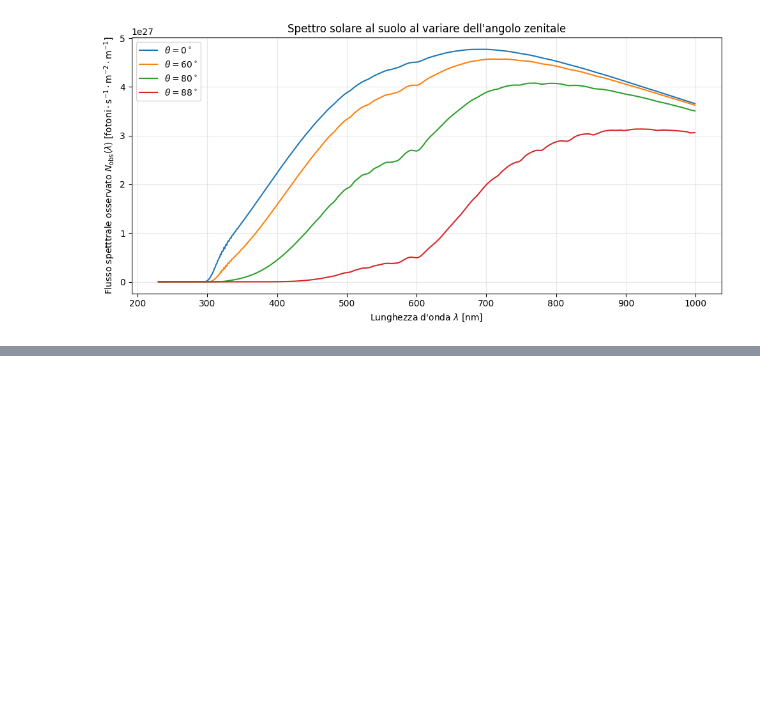
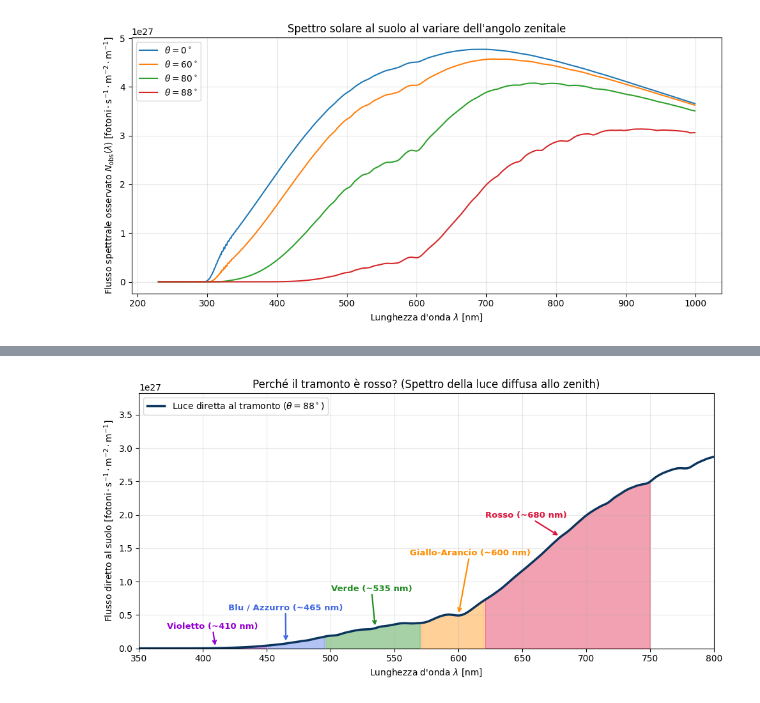
Before and after one commit to giovanni-zugarini/Progetto-MCF, a Jupyter notebook: simulazione.ipynb, the cells around one changed output, grey strips where cells are left out. Cells and saved outputs as stored; diff of their text form; code cells hidden in the pictures; blank space fills up the shorter version.

```diff
--- a/simulazione.ipynb
+++ b/simulazione.ipynb
@@ -115,0 +163,53 @@ plt.show()
+# %%
+
+N_tramonto=atm_completa.N_obs(N0, wavelength, angolo_zenitale_deg=88.0)
+y_max = np.max(N_tramonto)
+
+fig, ax = plt.subplots(figsize=(10, 5))
+ax.plot(wl_nm, N_tramonto, color="#0C355E", linewidth=2.5, label="Luce diretta al tramonto ($\\theta = 88^\\circ$)")
+
+
+bande_visibili = [
+    (380, 450, "darkviolet"),
+    (450, 495, "royalblue"),
+    (495, 570, "forestgreen"),
+    (570, 620, "darkorange"),
+    (620, 750, "crimson"),
+]
+for l_min, l_max, col in bande_visibili:
+    mask = (wl_nm >= l_min) & (wl_nm <= l_max)
+    ax.fill_between(wl_nm[mask], 0, N_tramonto[mask], color=col, alpha=0.4)
+
+
+annotazioni = [
+    ("Violetto (~410 nm)", 410, (-55, 22), "darkviolet"),
+    ("Blu / Azzurro (~465 nm)", 465, (-65, 38), "royalblue"),
+    ("Verde (~535 nm)", 535, (-50, 42), "forestgreen"),
+    ("Giallo-Arancio (~600 nm)", 600, (-55, 68), "darkorange"),
+    ("Rosso (~680 nm)", 680, (-85, 22), "crimson"),
+]
+
+for testo, wl_target, offset, col in annotazioni:
+    y_punto = np.interp(wl_target, wl_nm, N_tramonto)
+    ax.annotate(
+        testo,
+        xy=(wl_target, y_punto),
+        xytext=offset,
+        textcoords="offset points",
+        fontsize=9.5,
+        fontweight="bold",
+        color=col,
+        arrowprops=dict(arrowstyle="->", color=col, lw=1.6, shrinkA=0, shrinkB=3),
+    )
+
+ax.set_xlim(350, 800)
+ax.set_ylim(0, y_max * 1.22)
+ax.set_xlabel("Lunghezza d'onda $\\lambda$ [nm]")
+ax.set_ylabel("Flusso diretto al suolo [$\\mathrm{fotoni \\cdot s^{-1} \\cdot m^{-2} \\cdot m^{-1}}$]")
+ax.set_title("Perché il tramonto è rosso? (Spettro della luce diffusa allo zenith)")
+ax.legend(loc="upper left")
+ax.grid(True, alpha=0.3)
+plt.tight_layout()
+plt.show()
+# %% [output]
+[figure, added]
```
Also changed, not shown: parts of 5 cells of this notebook.
